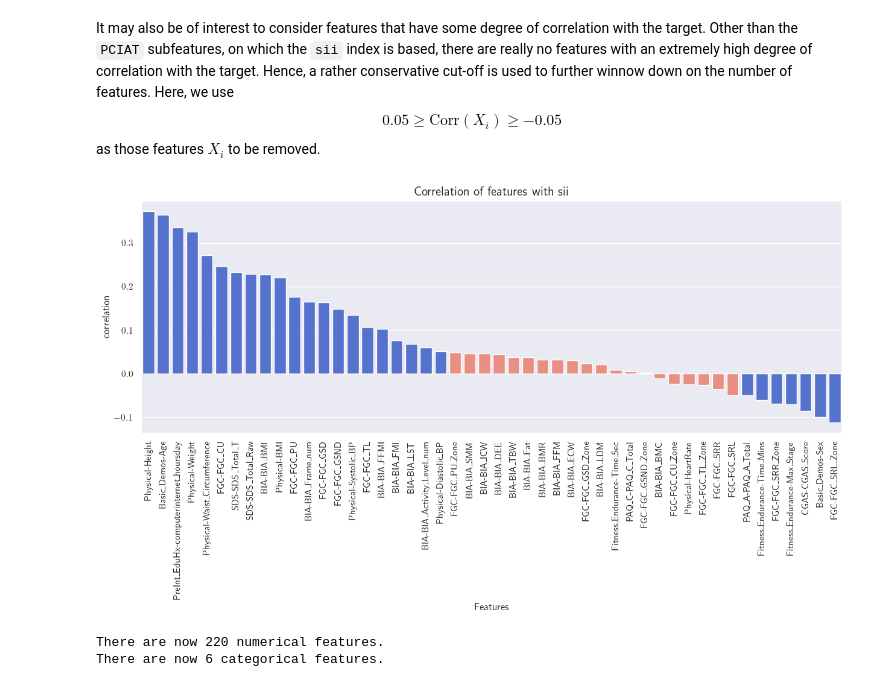
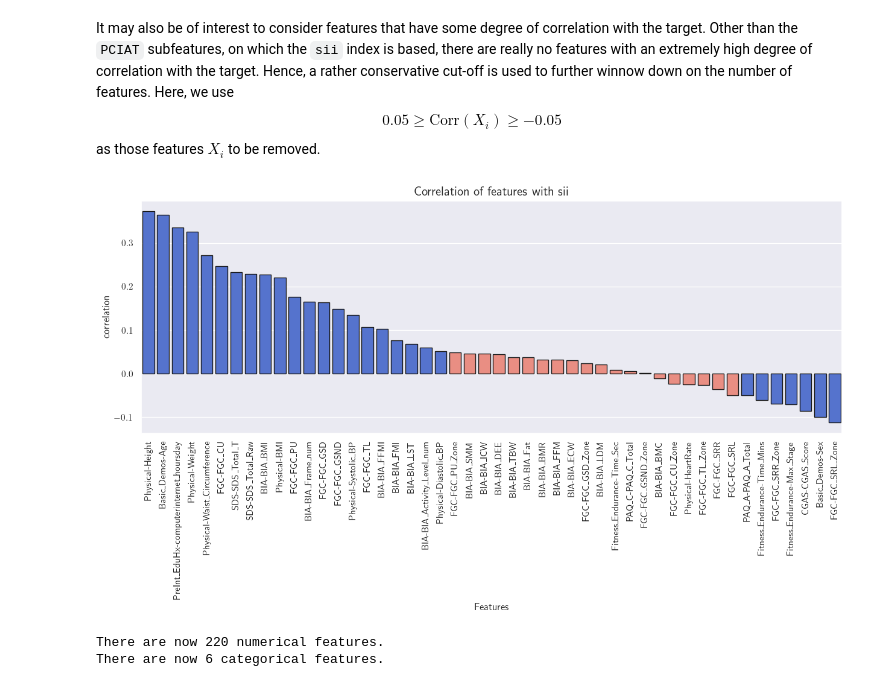
Before and after one commit to RM503/CMI-Problematic_Internet_Usage, a Jupyter notebook: notebooks/cmi_training_on_labeled_data.ipynb, the cells around one changed output. Cells and saved outputs as stored; diff of their text form; code cells hidden in the pictures.

```diff
--- a/notebooks/cmi_training_on_labeled_data.ipynb
+++ b/notebooks/cmi_training_on_labeled_data.ipynb
@@ -228,0 +235,9 @@ plt.show()
+# %%
+train_df['Basic_Demos-Age_binned'] = pd.cut(
+    train_df['Basic_Demos-Age'], bins=[4, 11, 17, 25], labels=[0, 1, 2]
+).astype('int32')
+
+fig, ax = plt.subplots(1, 2, figsize=(12, 5))
+sns.countplot(train_df, x='PreInt_EduHx-computerinternet_hoursday', edgecolor='k', hue='Basic_Demos-Age_binned', palette='crest', ax=ax[0])
+sns.countplot(train_df, x='sii', edgecolor='k', hue='Basic_Demos-Age_binned', palette='crest', ax=ax[1])
+plt.show()
@@ -255,32 +272,32 @@ as those features $X_i$ to be removed.
 # %%
 def plot_corr_with_sii(data):
     '''
     This function plots the correlation of various features with sii.
     '''
     data_numeric = data.select_dtypes(['int64', 'float64'])
     corr_matrix = data_numeric.corr() # correlation matrix
 
     corr_with_sii = corr_matrix.loc['sii'].sort_values(ascending=False)
     df = pd.DataFrame(
         {
             'Features': corr_with_sii.index.to_list()[1:],
             'correlation': corr_with_sii.to_list()[1:]
         }
     )
     filter = df['Features'].str.startswith('PCIAT') == False
     df = df[filter].reset_index(drop=True)
 
     fig, ax = plt.subplots(figsize=(15, 5))
 
     vals = df['correlation'].tolist()
     colors = ['royalblue' if (x >= 0.05 or x <= -0.05) else 'salmon' for x in vals ]
-    sns.barplot(df, y='correlation', x='Features', palette=colors, ax=ax)
+    sns.barplot(df, y='correlation', x='Features', palette=colors, edgecolor='k', ax=ax)
     plt.xticks(rotation=90)
     ax.set_title('Correlation of features with sii', fontsize=15)
     plt.show()
 
     return df
 
 corr_with_sii = plot_corr_with_sii(train_df)
 # %% [output]
-[figure, old version]
+[figure, new version]
```
Also changed, not shown: parts of 14 cells of this notebook.
